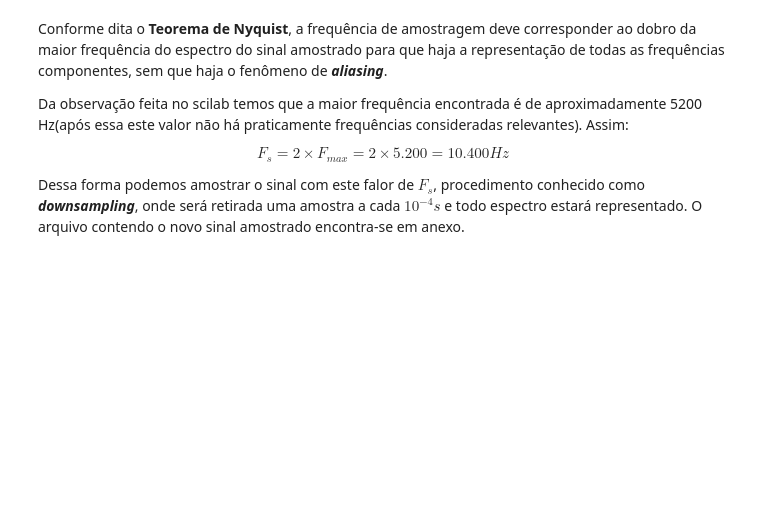
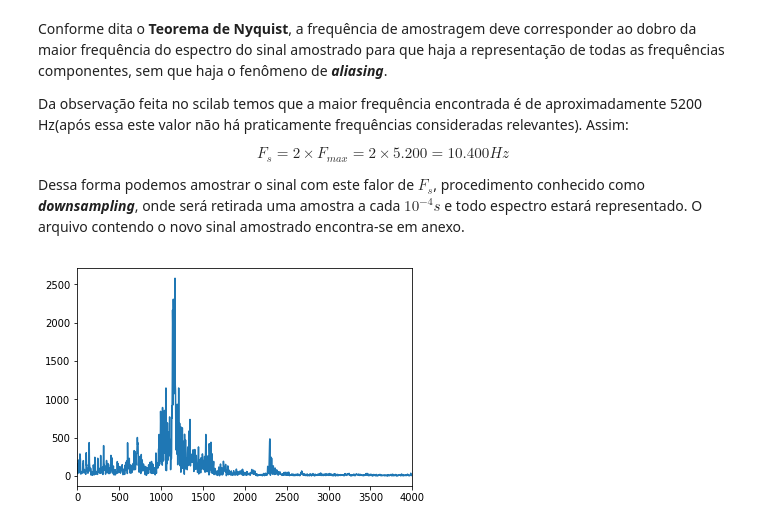
Before and after one commit to ecalasans/pds_-2, a Jupyter notebook: p2.ipynb, the cells around one changed output. Drawn from its saved outputs; the diff is of its cells as text; code cells hidden in the pictures; blank space fills up the shorter version.

```diff
--- a/p2.ipynb
+++ b/p2.ipynb
@@ -405,3 +404,17 @@ Da observação feita no scilab temos que a maior frequência encontrada é de a
 $$F_{s} = 2 \times F_{max} = 2  \times 5.200 = 10.400Hz$$
 
 Dessa forma podemos amostrar o sinal com este falor de $F_{s}$, procedimento conhecido como <i><b>downsampling</b></i>, onde será retirada uma amostra a cada $10^{-4}s$ e todo espectro estará representado.  O arquivo contendo o novo sinal amostrado encontra-se em anexo.
+# %%
+xa = thinkdsp.read_wave('xa_12_1.wav')
+intervalo = len(xa)/264600
+
+xa2 = xa.ys[range(0, int(len(xa)/2))]
+k = np.arange(0, len(xa2)) / intervalo
+
+Xk = np.fft.fft(xa2)
+
+plt.plot(k, np.abs(Xk))
+plt.xlim(0, 4000)
+plt.show()
+# %% [output]
+[figure, added]
```
Also changed, not shown: parts of 4 cells of this notebook.
